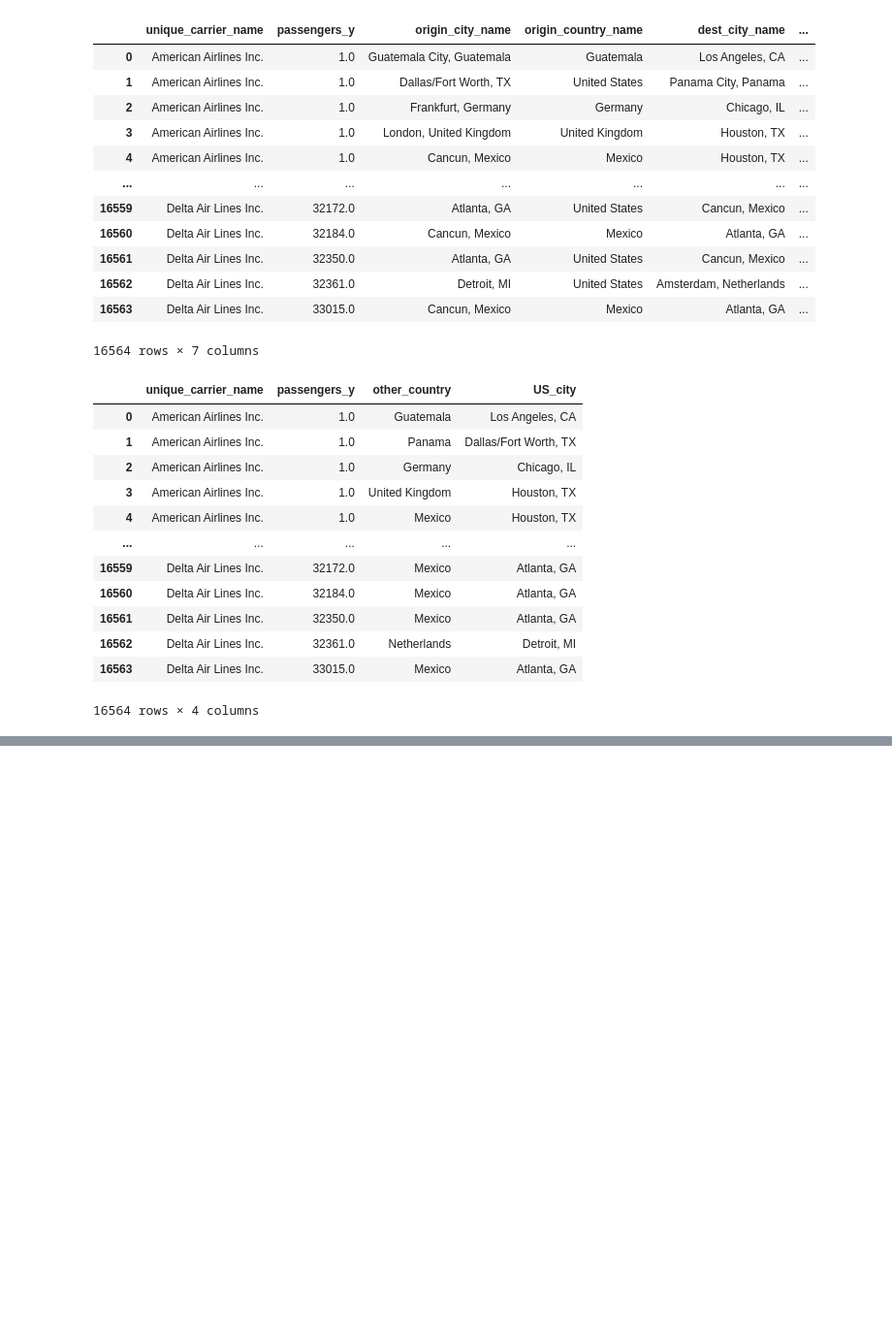
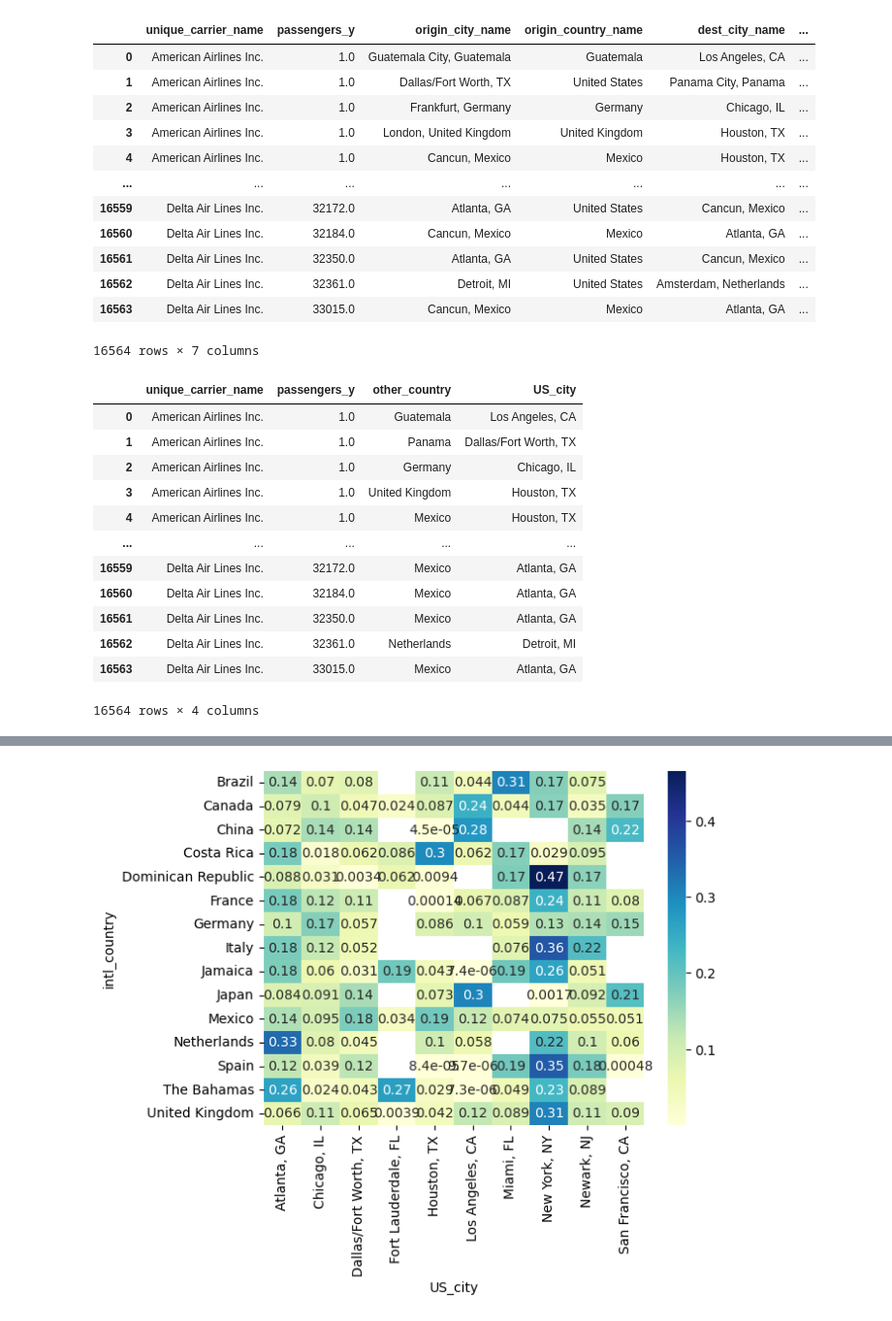
Before and after one commit to 99tyler99/Python, a Jupyter notebook: Python Charmers Fundamentals 06 Pandas Test.ipynb, the cells around one changed output, grey strips where cells are left out. Shown at 97% size. Drawn from its saved outputs; the diff is of its cells as text; code cells hidden in the pictures; blank space fills up the shorter version.

```diff
--- a/Python Charmers Fundamentals 06 Pandas Test.ipynb
+++ b/Python Charmers Fundamentals 06 Pandas Test.ipynb
@@ -733,0 +943,8 @@ question13_joinedgrouped
+# %%
+# 15: For the top 15 international countries, find the percentage of class F passengers traveling to/from the top 10 US cities for international travel
+# (e.g. if only cities A, B, and C flew into Aruba, the sum of the Aruba row/column would be 1). Plot the result as a heatmap.
+question15_countrylist = pd.pivot_table(question14_joined,values='passengers_y',index='intl_country',aggfunc='sum',dropna=True)
+question15_countrylist = question15_countrylist.sort_values('passengers_y',ascending=False).head(15)
+question15_countrylist = question15_countrylist.reset_index()
+countrylist = question15_countrylist['intl_country'].tolist()
+countrylist
@@ -733,0 +967,8 @@ question13_joinedgrouped
+# %%
+# 15: For the top 15 international countries, find the percentage of class F passengers traveling to/from the top 10 US cities for international travel
+# (e.g. if only cities A, B, and C flew into Aruba, the sum of the Aruba row/column would be 1). Plot the result as a heatmap.
+question15_reset = question15_nozero.reset_index()
+question15_reset = question15_reset[(question15_reset['US_city'].isin(US_citylist))&(question15_reset['intl_country'].isin(countrylist))]
+question15_reset = question15_reset.sort_values('passengers_y',ascending=False)
+question15_reset = question15_reset.set_index('intl_country')
+question15_reset
@@ -733,0 +990,6 @@ question13_joinedgrouped
+# %%
+# 15: For the top 15 international countries, find the percentage of class F passengers traveling to/from the top 10 US cities for international travel
+# (e.g. if only cities A, B, and C flew into Aruba, the sum of the Aruba row/column would be 1). Plot the result as a heatmap.
+question15_reset = question15_reset.reset_index()
+question15_crosstab = pd.crosstab(question15_reset['intl_country'],question15_reset['US_city'],question15_reset['passengers_y'],aggfunc='sum')
+question15_crosstab
@@ -733,0 +1014,9 @@ question13_joinedgrouped
+# %%
+# 15: For the top 15 international countries, find the percentage of class F passengers traveling to/from the top 10 US cities for international travel
+# (e.g. if only cities A, B, and C flew into Aruba, the sum of the Aruba row/column would be 1). Plot the result as a heatmap.
+def to_percent_of_row(question15_crosstab):
+    row_sums = question15_crosstab.sum(axis=1)
+    return question15_crosstab.div(row_sums, axis=0)
+
+question15_df = to_percent_of_row(question15_crosstab)
+question15_df
@@ -733,0 +1046,7 @@ question13_joinedgrouped
+# %%
+# 15: For the top 15 international countries, find the percentage of class F passengers traveling to/from the top 10 US cities for international travel
+# (e.g. if only cities A, B, and C flew into Aruba, the sum of the Aruba row/column would be 1). Plot the result as a heatmap.
+sns.heatmap(question15_df,annot=True,cmap='YlGnBu')
+plt.show()
+# %% [output]
+[figure, added]
```
Also changed, not shown: parts of 15 cells of this notebook.
